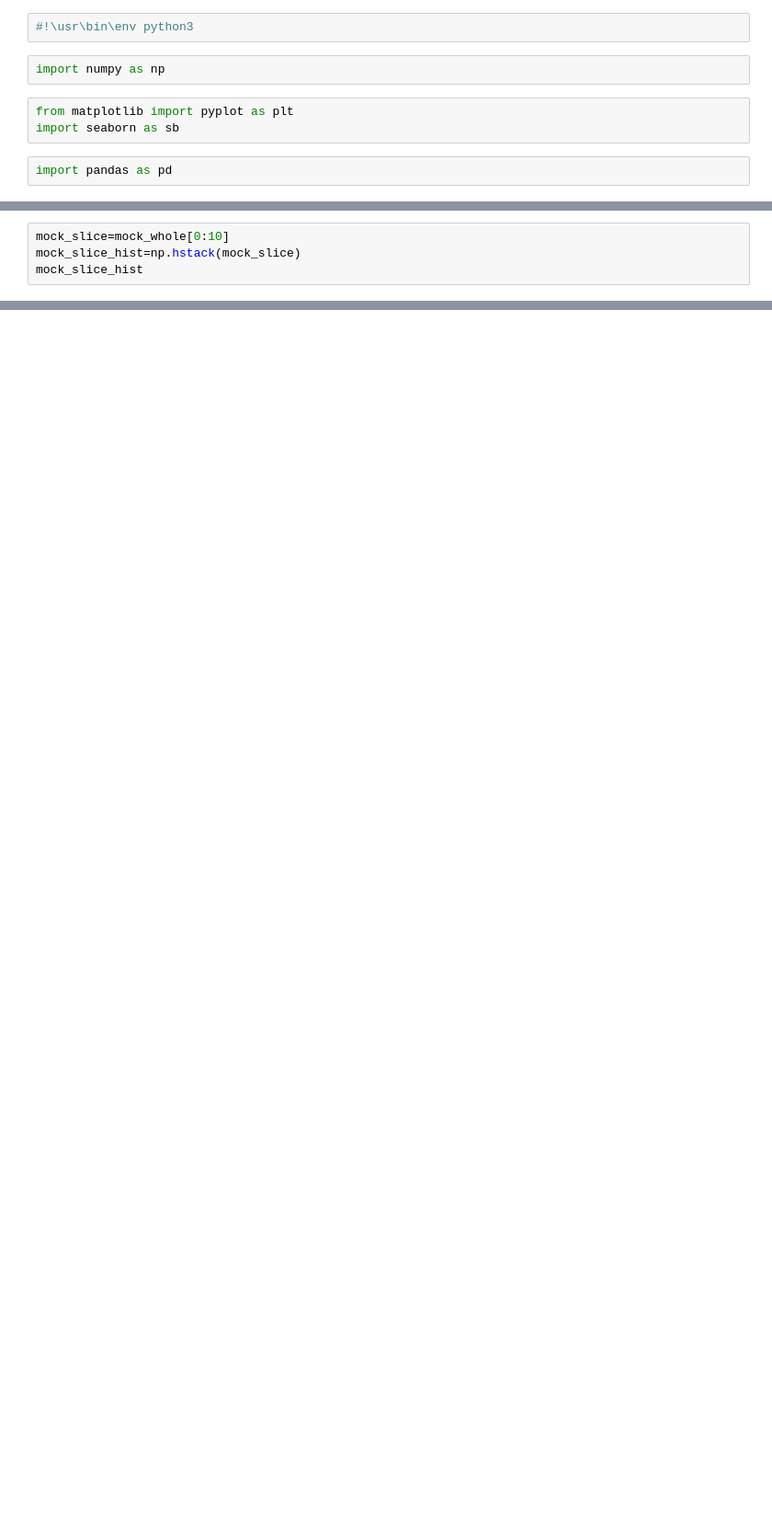
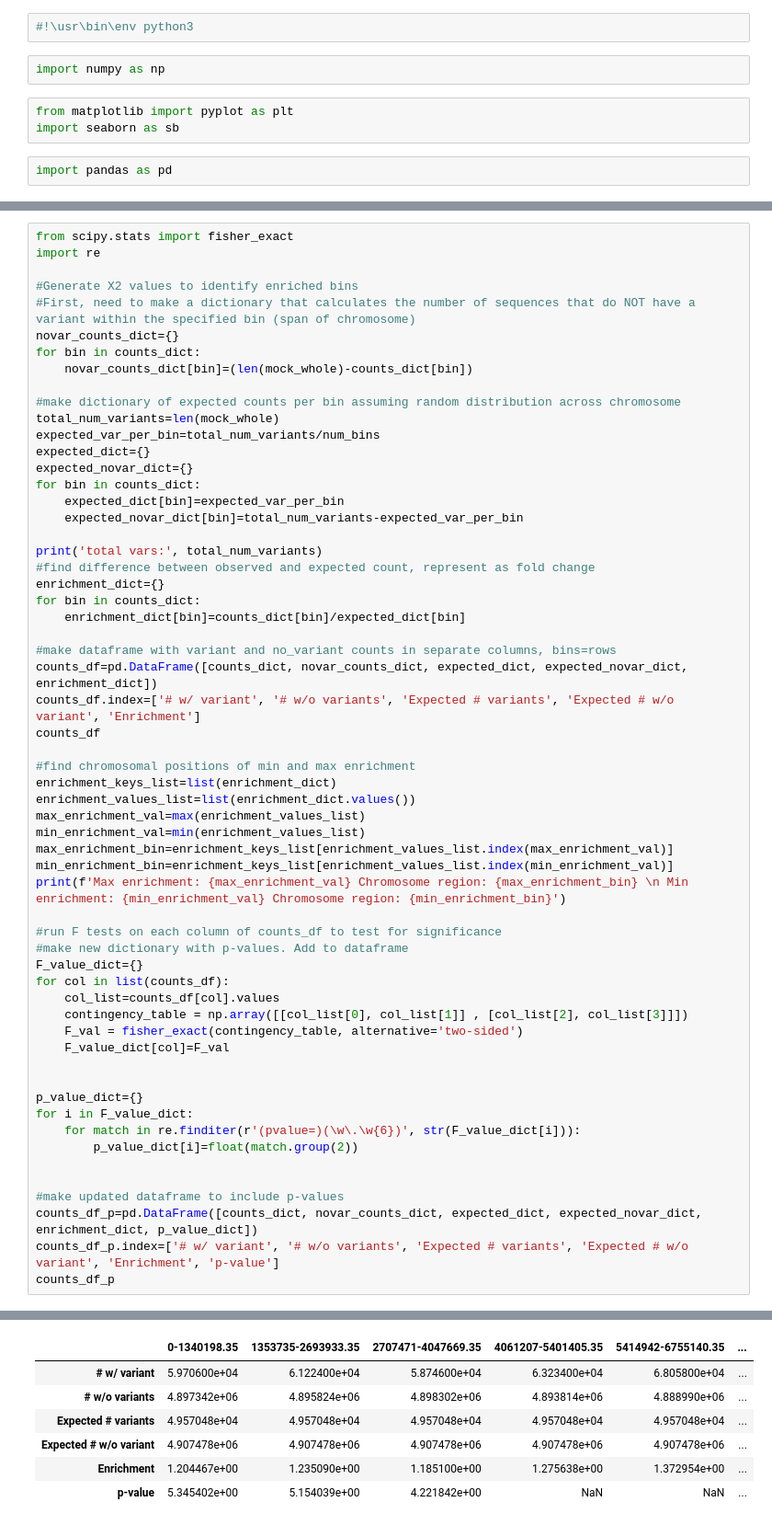
Before and after one commit to rikellermeyer/VCFruit, a Jupyter notebook: VCFruit_chromosome_mapper.ipynb, the cells around one changed output, grey strips where cells are left out. Shown at 92% size. Saved outputs shown, nothing was run; the diff lists cells and outputs as text; blank space fills up the shorter version.

```diff
--- a/VCFruit_chromosome_mapper.ipynb
+++ b/VCFruit_chromosome_mapper.ipynb
@@ -42,5 +81,60 @@ print(mock_whole_dict)
 # %%
-mock_slice=mock_whole[0:10]
-mock_slice_hist=np.hstack(mock_slice)
-mock_slice_hist
+from scipy.stats import fisher_exact
+import re
+
+#Generate X2 values to identify enriched bins
+#First, need to make a dictionary that calculates the number of sequences that do NOT have a variant within the specified bin (span of chromosome)
+novar_counts_dict={}
+for bin in counts_dict:
+    novar_counts_dict[bin]=(len(mock_whole)-counts_dict[bin])
+
+#make dictionary of expected counts per bin assuming random distribution across chromosome
+total_num_variants=len(mock_whole)
+expected_var_per_bin=total_num_variants/num_bins
+expected_dict={}
+expected_novar_dict={}
+for bin in counts_dict:
+    expected_dict[bin]=expected_var_per_bin
+    expected_novar_dict[bin]=total_num_variants-expected_var_per_bin
+
+print('total vars:', total_num_variants)
+#find difference between observed and expected count, represent as fold change
+enrichment_dict={}
+for bin in counts_dict:
+    enrichment_dict[bin]=counts_dict[bin]/expected_dict[bin]
+
+#make dataframe with variant and no_variant counts in separate columns, bins=rows
+counts_df=pd.DataFrame([counts_dict, novar_counts_dict, expected_dict, expected_novar_dict, enrichment_dict])
+counts_df.index=['# w/ variant', '# w/o variants', 'Expected # variants', 'Expected # w/o variant', 'Enrichment']
+counts_df
+
+#find chromosomal positions of min and max enrichment
+enrichment_keys_list=list(enrichment_dict)
+enrichment_values_list=list(enrichment_dict.values())
+max_enrichment_val=max(enrichment_values_list)
+min_enrichment_val=min(enrichment_values_list)
+max_enrichment_bin=enrichment_keys_list[enrichment_values_list.index(max_enrichment_val)]
+min_enrichment_bin=enrichment_keys_list[enrichment_values_list.index(min_enrichment_val)]
+print(f'Max enrichment: {max_enrichment_val} Chromosome region: {max_enrichment_bin} \n Min enrichment: {min_enrichment_val} Chromosome region: {min_enrichment_bin}')
+
+#run F tests on each column of counts_df to test for significance
+#make new dictionary with p-values. Add to dataframe
+F_value_dict={}
+for col in list(counts_df):
+    col_list=counts_df[col].values
+    contingency_table = np.array([[col_list[0], col_list[1]] , [col_list[2], col_list[3]]])
+    F_val = fisher_exact(contingency_table, alternative='two-sided')
+    F_value_dict[col]=F_val
+
+
+p_value_dict={}
+for i in F_value_dict:
+    for match in re.finditer(r'(pvalue=)(\w\.\w{6})', str(F_value_dict[i])):
+        p_value_dict[i]=float(match.group(2))
+
+
+#make updated dataframe to include p-values
+counts_df_p=pd.DataFrame([counts_dict, novar_counts_dict, expected_dict, expected_novar_dict, enrichment_dict, p_value_dict])
+counts_df_p.index=['# w/ variant', '# w/o variants', 'Expected # variants', 'Expected # w/o variant', 'Enrichment', 'p-value']
+counts_df_p
 # %% [output]
@@ -48,0 +144,7 @@ array([ 10317166,  83903811,  73756748, 109684643,  93105485,  61269675,
+|  | 0-1340198.35 | 1353735-2693933.35 | 2707471-4047669.35 | 4061207-5401405.35 | 5414942-6755140.35 | ... |
+| # w/ variant | 5.970600e+04 | 6.122400e+04 | 5.874600e+04 | 6.323400e+04 | 6.805800e+04 | ... |
+| # w/o variants | 4.897342e+06 | 4.895824e+06 | 4.898302e+06 | 4.893814e+06 | 4.888990e+06 | ... |
+| Expected # variants | 4.957048e+04 | 4.957048e+04 | 4.957048e+04 | 4.957048e+04 | 4.957048e+04 | ... |
+| Expected # w/o variant | 4.907478e+06 | 4.907478e+06 | 4.907478e+06 | 4.907478e+06 | 4.907478e+06 | ... |
+| Enrichment | 1.204467e+00 | 1.235090e+00 | 1.185100e+00 | 1.275638e+00 | 1.372954e+00 | ... |
+| p-value | 5.345402e+00 | 5.154039e+00 | 4.221842e+00 | NaN | NaN | ... |
```
Also changed, not shown: parts of 9 cells of this notebook.
